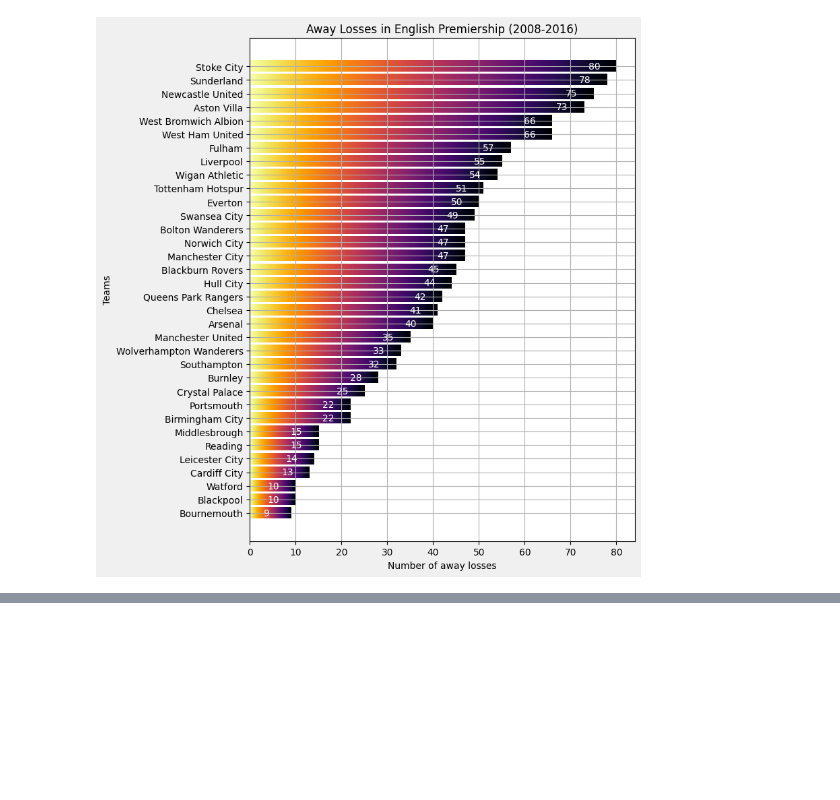
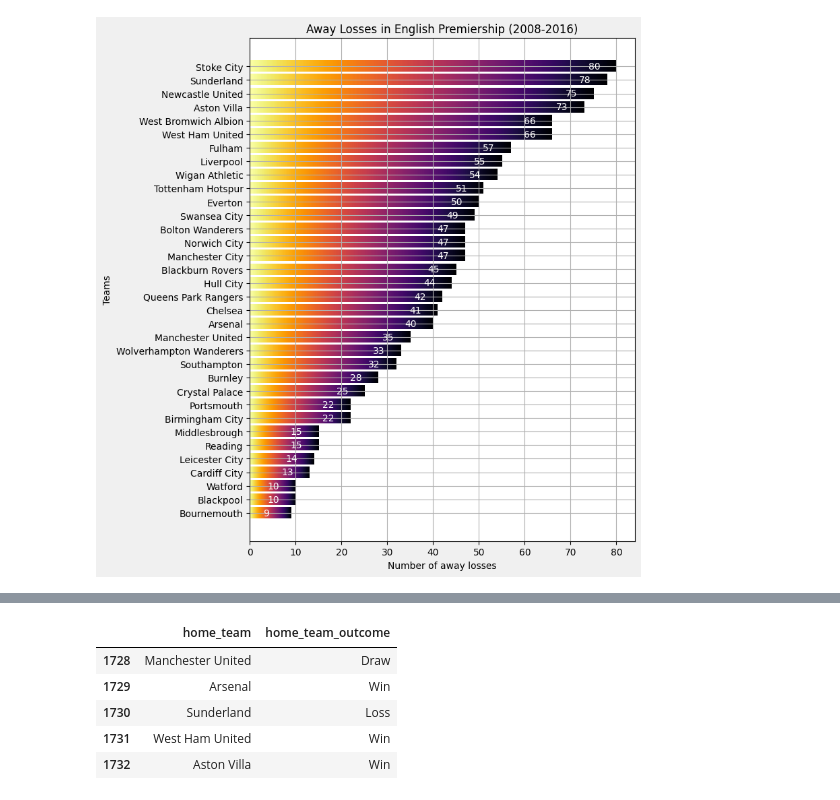
Before and after one commit to Emekadavid/european_soccer, a Jupyter notebook: notebook.ipynb, the cells around one changed output, grey strips where cells are left out. Saved outputs shown, nothing was run; the diff lists cells and outputs as text; code cells hidden in the pictures; blank space fills up the shorter version.

```diff
--- a/notebook.ipynb
+++ b/notebook.ipynb
@@ -1616,0 +1633,12 @@ for rect in rects:
+# %%
+# separate home teams from away teams. Each team plays both sides during any season
+home_cols = ["home_team", "home_team_outcome"]
+english_hometeams = english_matches_filtered[home_cols]
+english_hometeams.head()
+# %% [output]
+|  | home_team | home_team_outcome |
+| 1728 | Manchester United | Draw |
+| 1729 | Arsenal | Win |
+| 1730 | Sunderland | Loss |
+| 1731 | West Ham United | Win |
+| 1732 | Aston Villa | Win |
```
Also changed, not shown: parts of 23 cells of this notebook, 1 other file.
